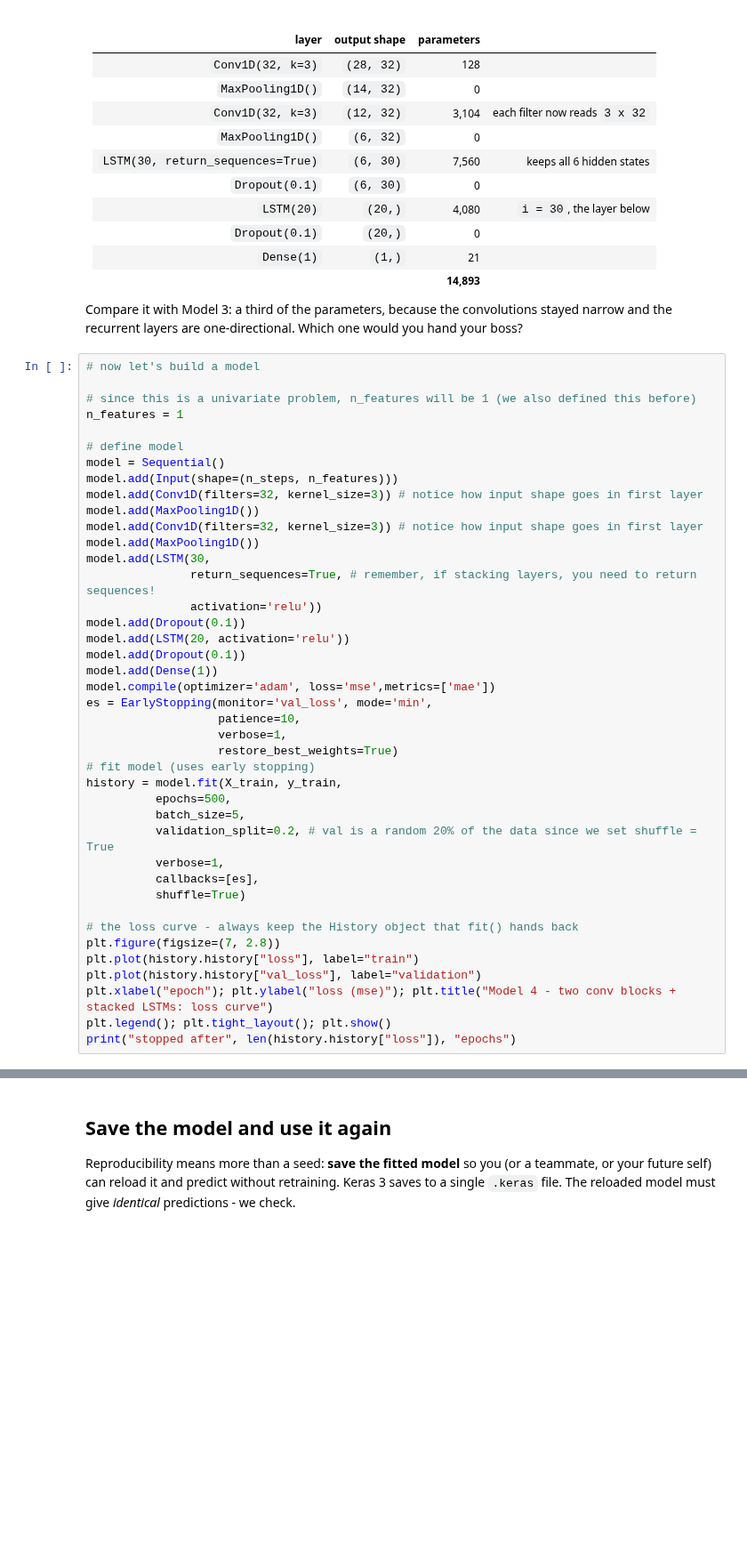
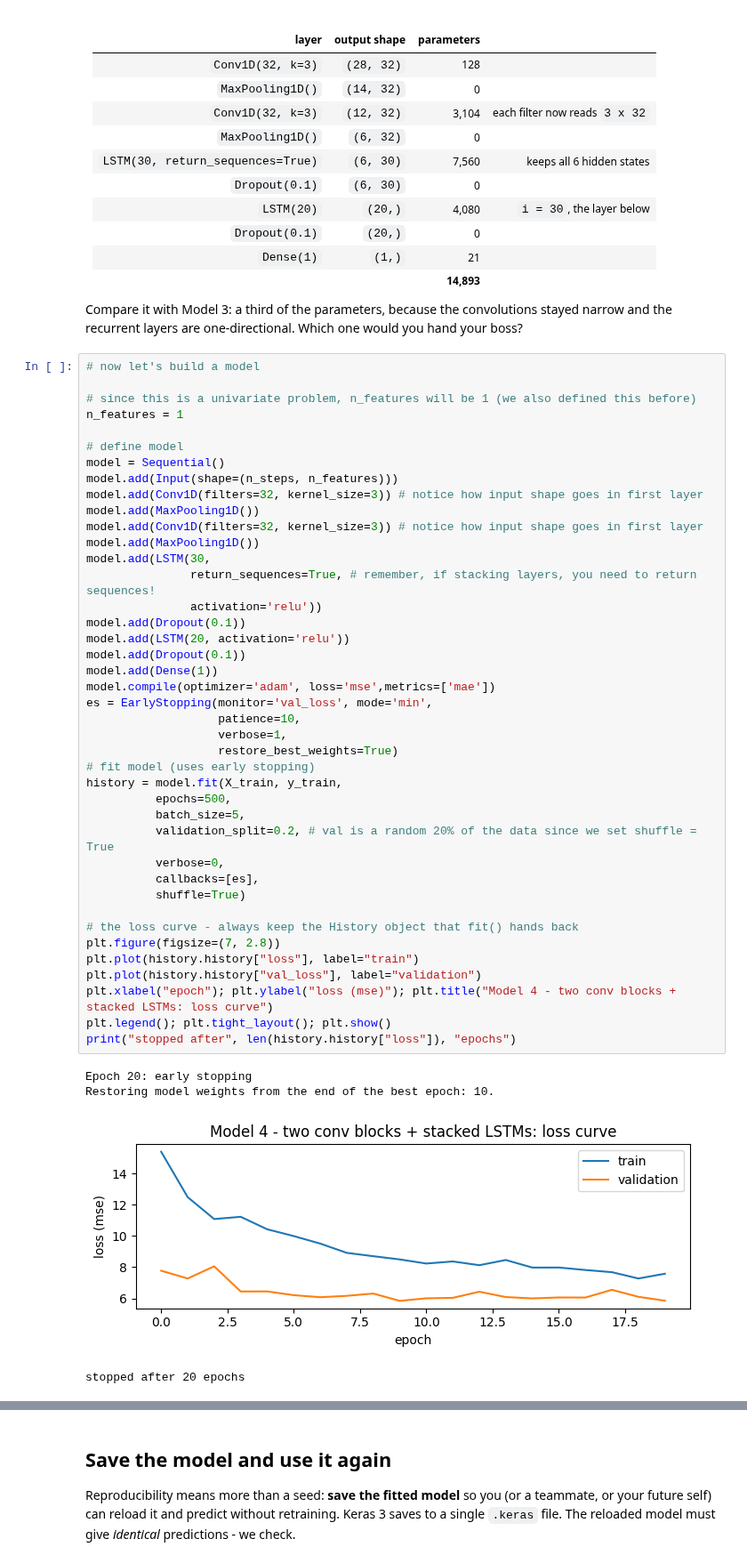
Before and after one commit to drdave-teaching/OPIM5509-notebooks, a Jupyter notebook: Module4/A2_Univariate_Temperature_Advanced.ipynb, the cells around one changed output, grey strips where cells are left out. Shown at 89% size. Drawn from its saved outputs; the diff is of its cells as text; blank space fills up the shorter version.

```diff
--- a/Module4/A2_Univariate_Temperature_Advanced.ipynb
+++ b/Module4/A2_Univariate_Temperature_Advanced.ipynb
@@ -517,34 +586,39 @@ model.add(Conv1D(filters=32, kernel_size=3)) # notice how input shape goes in fi
 model.add(MaxPooling1D())
 model.add(Conv1D(filters=32, kernel_size=3)) # notice how input shape goes in first layer
 model.add(MaxPooling1D())
 model.add(LSTM(30,
                return_sequences=True, # remember, if stacking layers, you need to return sequences!
                activation='relu'))
 model.add(Dropout(0.1))
 model.add(LSTM(20, activation='relu'))
 model.add(Dropout(0.1))
 model.add(Dense(1))
 model.compile(optimizer='adam', loss='mse',metrics=['mae'])
 es = EarlyStopping(monitor='val_loss', mode='min',
                    patience=10,
                    verbose=1,
                    restore_best_weights=True)
 # fit model (uses early stopping)
 history = model.fit(X_train, y_train,
           epochs=500,
           batch_size=5,
           validation_split=0.2, # val is a random 20% of the data since we set shuffle = True
-          verbose=1,
+          verbose=0,
           callbacks=[es],
           shuffle=True)
 
 # the loss curve - always keep the History object that fit() hands back
 plt.figure(figsize=(7, 2.8))
 plt.plot(history.history["loss"], label="train")
 plt.plot(history.history["val_loss"], label="validation")
 plt.xlabel("epoch"); plt.ylabel("loss (mse)"); plt.title("Model 4 - two conv blocks + stacked LSTMs: loss curve")
 plt.legend(); plt.tight_layout(); plt.show()
 print("stopped after", len(history.history["loss"]), "epochs")
+# %% [output]
+Epoch 20: early stopping
+Restoring model weights from the end of the best epoch: 10.
+[figure, added]
+stopped after 20 epochs
 # %%
 # show scatterplots of actual vs. predicted for train and test
 # make a prediction
```
Also changed, not shown: parts of 8 cells of this notebook, 1 other file.
